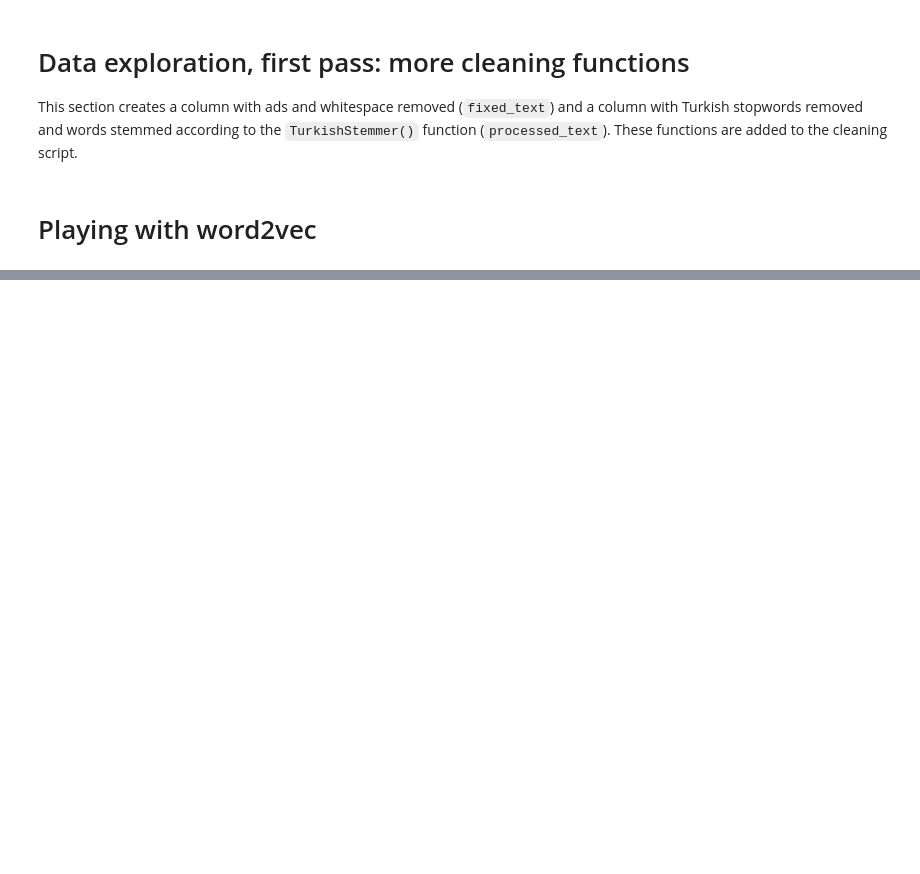
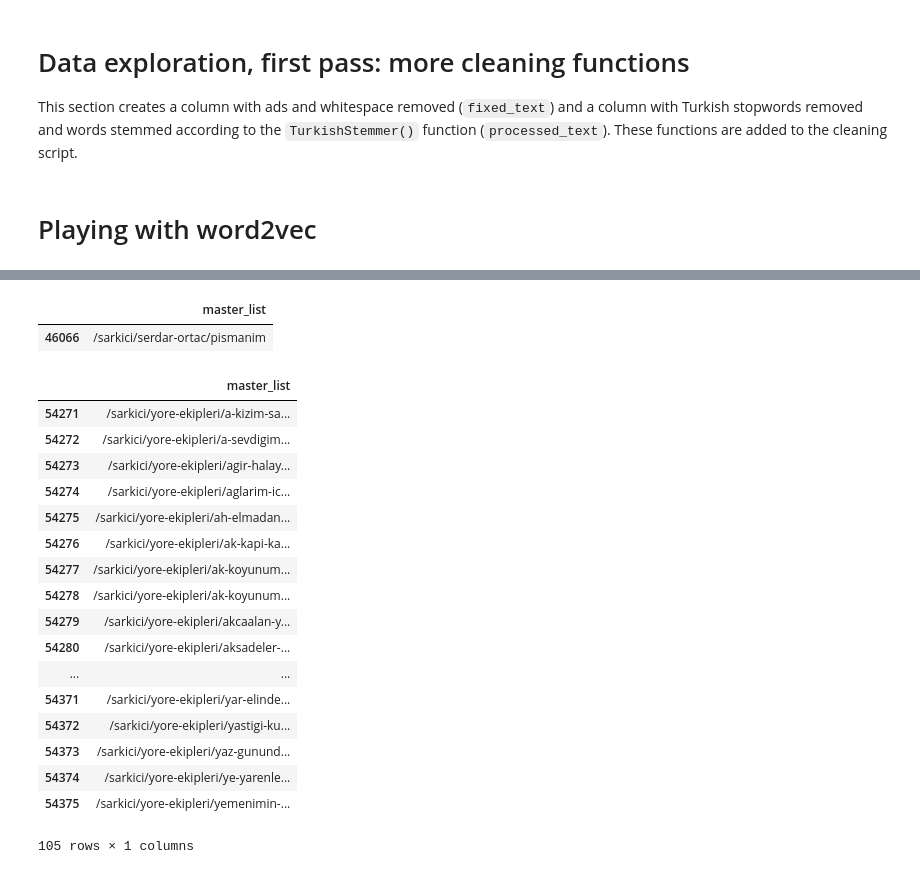
Before and after one commit to jonwithers/turkish-song-nlp, a Jupyter notebook: data exploration.ipynb, the cells around one changed output, grey strips where cells are left out. Cells and saved outputs as stored; diff of their text form; code cells hidden in the pictures; blank space fills up the shorter version.

```diff
--- a/data exploration.ipynb
+++ b/data exploration.ipynb
@@ -147,0 +268,29 @@ model.wv.most_similar('çocuklar', topn=30)
+# %%
+df2 = pd.read_csv('assets/master_list.csv')
+# %%
+
+df2[df2['master_list'].str.find("serdar-ortac/pismanim")>0]
+# %% [output]
+|  | master_list |
+| 46066 | /sarkici/serdar-ortac/pismanim |
+# %%
+df2[df2['master_list'].str.find("yore-ekipleri")>0]
+# %% [output]
+|  | master_list |
+| 54271 | /sarkici/yore-ekipleri/a-kizim-sa... |
+| 54272 | /sarkici/yore-ekipleri/a-sevdigim... |
+| 54273 | /sarkici/yore-ekipleri/agir-halay... |
+| 54274 | /sarkici/yore-ekipleri/aglarim-ic... |
+| 54275 | /sarkici/yore-ekipleri/ah-elmadan... |
+| 54276 | /sarkici/yore-ekipleri/ak-kapi-ka... |
+| 54277 | /sarkici/yore-ekipleri/ak-koyunum... |
+| 54278 | /sarkici/yore-ekipleri/ak-koyunum... |
+| 54279 | /sarkici/yore-ekipleri/akcaalan-y... |
+| 54280 | /sarkici/yore-ekipleri/aksadeler-... |
+| ... | ... |
+| 54371 | /sarkici/yore-ekipleri/yar-elinde... |
+| 54372 | /sarkici/yore-ekipleri/yastigi-ku... |
+| 54373 | /sarkici/yore-ekipleri/yaz-gunund... |
+| 54374 | /sarkici/yore-ekipleri/ye-yarenle... |
+| 54375 | /sarkici/yore-ekipleri/yemenimin-... |
+105 rows × 1 columns
```
Also changed, not shown: parts of 20 cells of this notebook, 14 other files.
